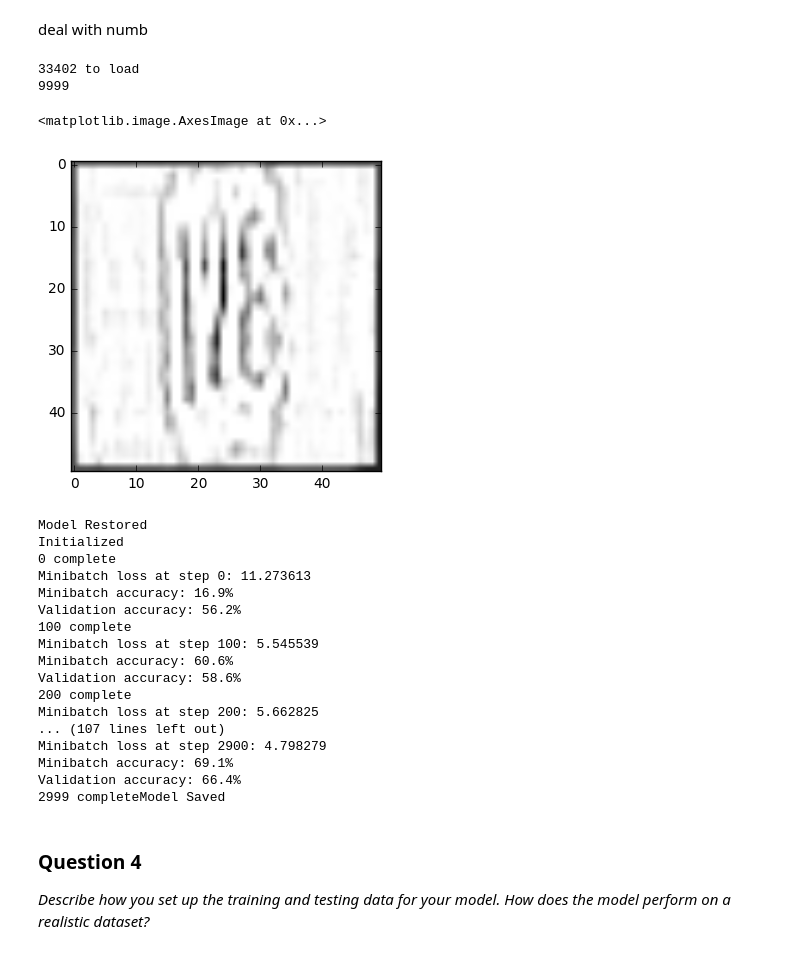
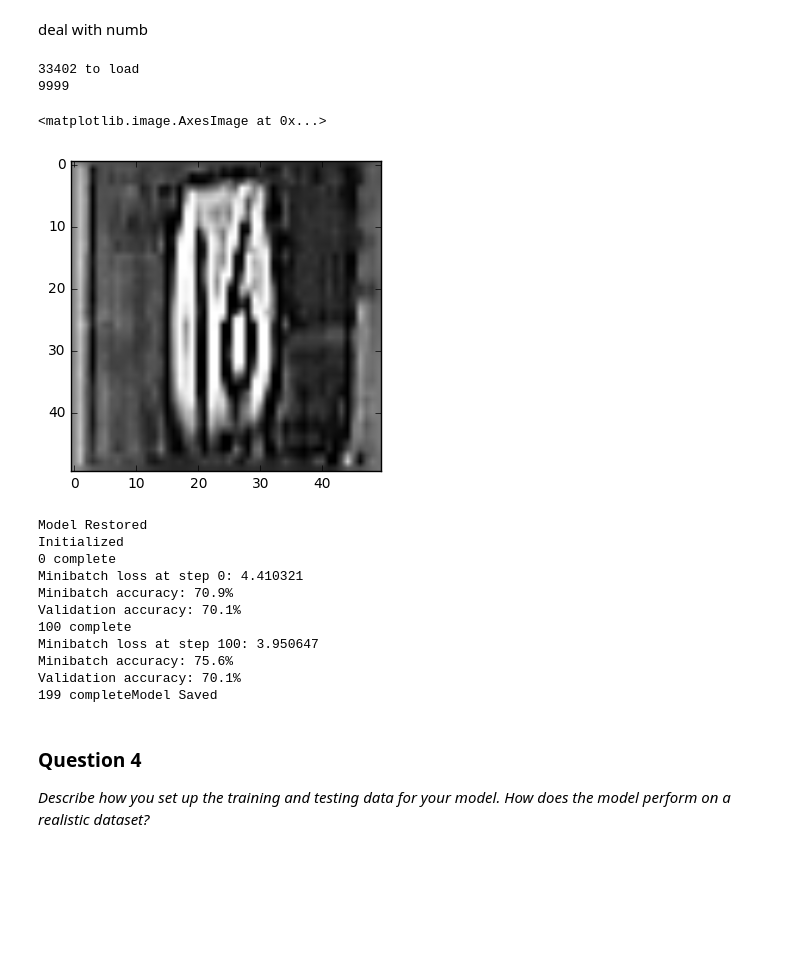
Before and after one commit to asindico/digitRecognition, a Jupyter notebook: digit_recognition.ipynb, the cells around one changed output. Saved outputs shown, nothing was run; the diff lists cells and outputs as text; code cells hidden in the pictures; blank space fills up the shorter version.

```diff
--- a/digit_recognition.ipynb
+++ b/digit_recognition.ipynb
@@ -436,7 +436,9 @@ deal with numb
 # %%
 from PIL import Image
 from PIL import ImageFilter
-
+train_folders = 'sv_train/train'
+test_folders = 'test'
+extra_folders = 'extra'
 SV_IMG_SIZE = 50
 SV_CHANNELS = 1
 train_imsize = np.ndarray([len(train_data),2])
@@ -457,36 +459,36 @@ for i in range(max_images):
     lb = len(boxes)
     if lb <= max_digits:
         im = Image.open(fullname)
         for bid,box in  enumerate(boxes):
             sv_labels[i][max_digits-lb+bid] = int(box['label'])
             #im2= im.crop((box['left']
             #       ,box['top']
             #       ,box['left']+box['width']
             #       ,box['top']+box['height']))
         im = im.resize((SV_IMG_SIZE,SV_IMG_SIZE),Image.ANTIALIAS)
-        im = im.filter(ImageFilter.CONTOUR)
+        im = im.filter(ImageFilter.EDGE_ENHANCE_MORE)
 
         array = np.asarray(im)
         array =  array.reshape((SV_IMG_SIZE,SV_IMG_SIZE,3)).astype(np.float32)
         na = np.zeros([SV_IMG_SIZE,SV_IMG_SIZE],dtype=int)
         for x in range (array.shape[0]):
             for y in range (array.shape[1]):
                 na[x][y]=np.average(array[x][y][:])
         na = na.reshape(SV_IMG_SIZE,SV_IMG_SIZE,1)
         #na = (na -100)/100
         #print(array.shape)
         sv_images.append(na.astype(np.float32))
 
 idx = 2
 sv_images = np.asarray(sv_images)
-plt.imshow(sv_images[8].reshape(SV_IMG_SIZE,SV_IMG_SIZE),cmap='gray')
+plt.imshow(sv_images[9].reshape(SV_IMG_SIZE,SV_IMG_SIZE),cmap='gray')
 
 #plt.imshow(sv_images[0])
 # %% [output]
 33402 to load
 9999
 <matplotlib.image.AxesImage at 0x...>
-[figure, old version]
+[figure, new version]
 # %%
 from sklearn.model_selection import train_test_split
 sv_train, sv_validation, svt_labels, svv_labels = train_test_split(sv_images, sv_labels, test_size=0.33, random_state=42)
@@ -601,11 +603,11 @@ with graph.as_default():
 
   saver = tf.train.Saver()
 # %%
-NUM_STEPS = 3000
+NUM_STEPS = 200
 
 with tf.Session(graph=graph) as session:
   tf.global_variables_initializer().run()
-  #sp = saver.restore(session, "SVHN_CNN.ckpt")
+  sp = saver.restore(session, "./SVHN_CNN.ckpt")
   print('Model Restored')
   print('Initialized')
   for step in range(NUM_STEPS):
@@ -628,20 +630,14 @@ with tf.Session(graph=graph) as session:
 Model Restored
 Initialized
 0 complete
-Minibatch loss at step 0: 11.273613
-Minibatch accuracy: 16.9%
-Validation accuracy: 56.2%
+Minibatch loss at step 0: 4.410321
+Minibatch accuracy: 70.9%
+Validation accuracy: 70.1%
 100 complete
-Minibatch loss at step 100: 5.545539
-Minibatch accuracy: 60.6%
-Validation accuracy: 58.6%
-200 complete
-Minibatch loss at step 200: 5.662825
-... (107 lines left out)
-Minibatch loss at step 2900: 4.798279
-Minibatch accuracy: 69.1%
-Validation accuracy: 66.4%
-2999 completeModel Saved
+Minibatch loss at step 100: 3.950647
+Minibatch accuracy: 75.6%
+Validation accuracy: 70.1%
+199 completeModel Saved
 # %% [markdown]
 ### Question 4
 _Describe how you set up the training and testing data for your model. How does the model perform on a realistic dataset?_
```
Also changed, not shown: parts of 5 cells of this notebook, 1 other file.
